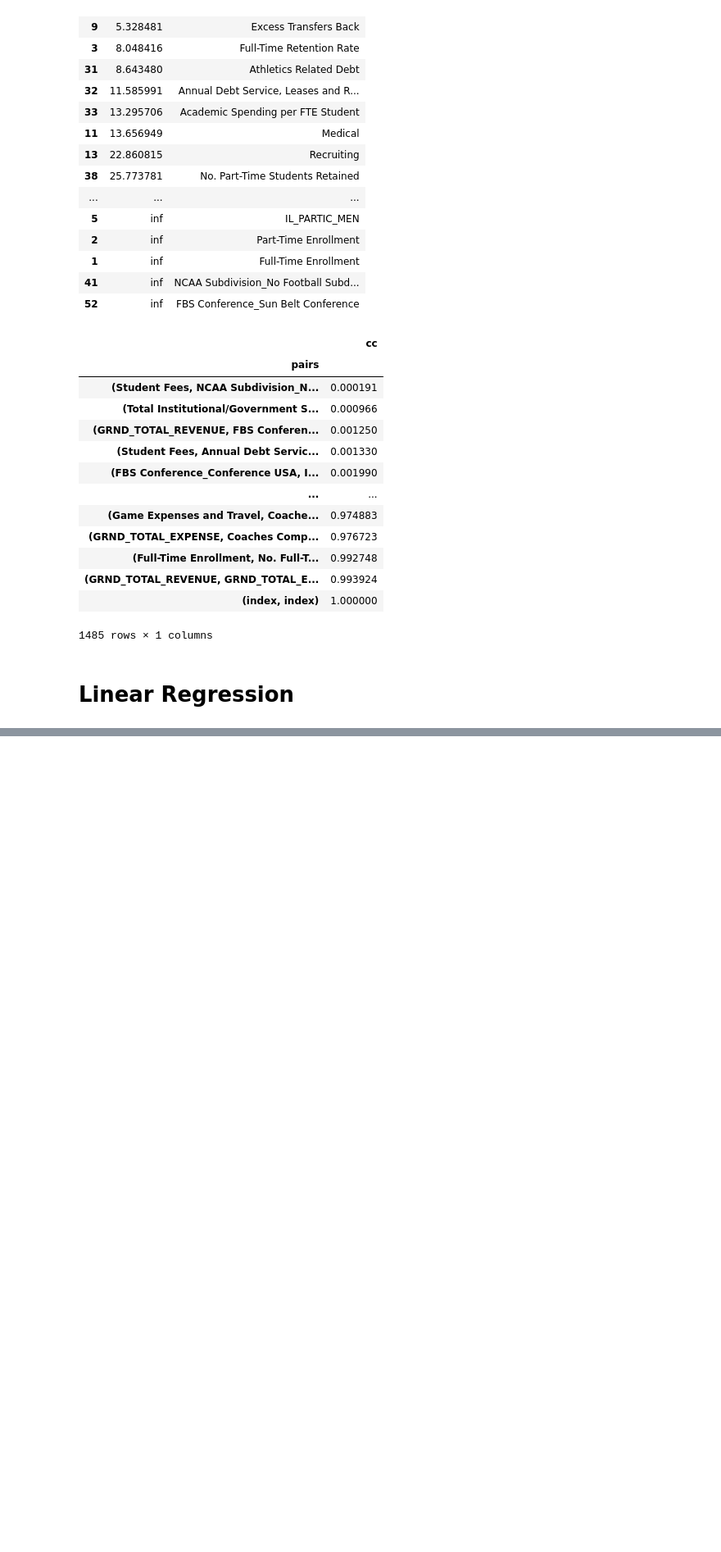
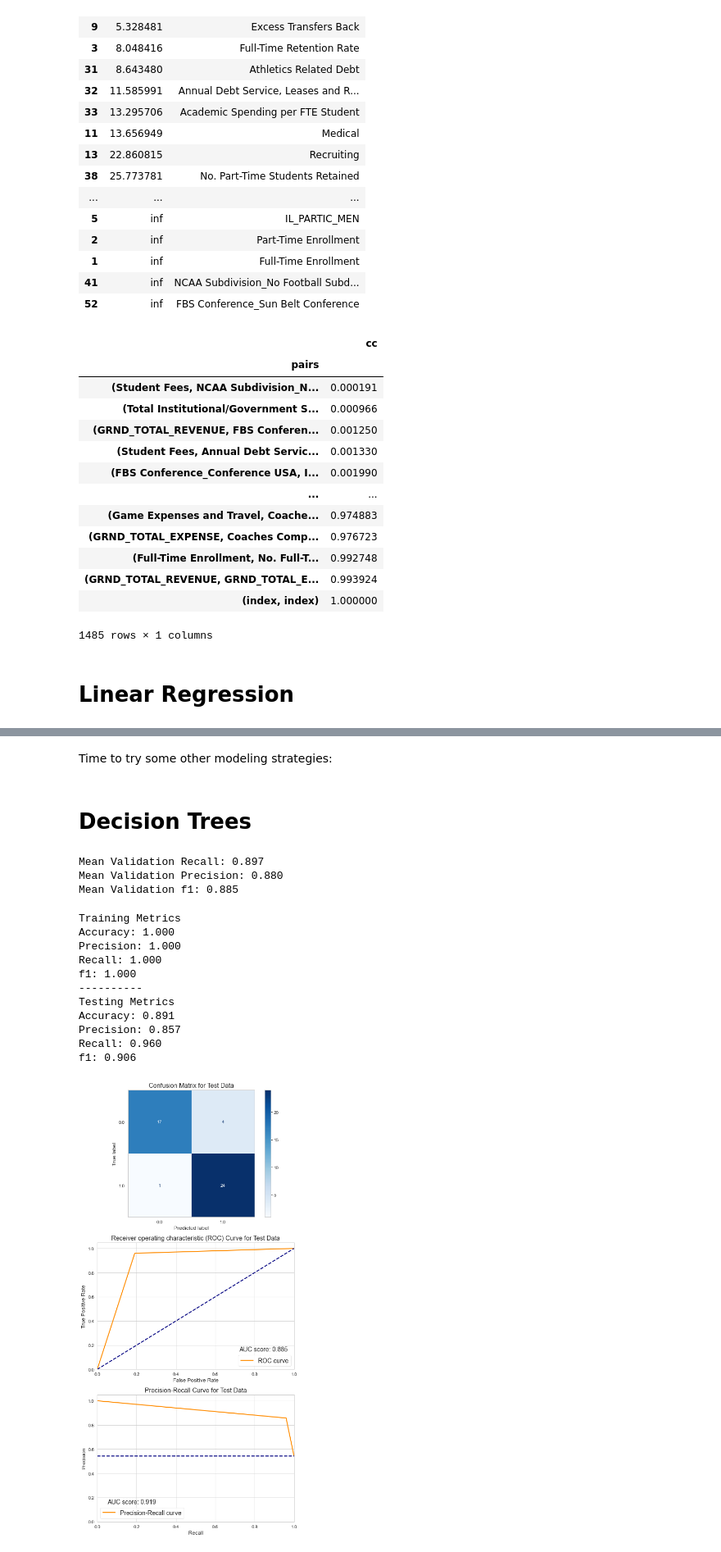
Before and after one commit to Shoemaker703/college_retention, a Jupyter notebook: EDA Notebook.ipynb, the cells around one changed output, grey strips where cells are left out. Shown at 82% size. Cells and saved outputs as stored; diff of their text form; code cells hidden in the pictures; blank space fills up the shorter version.

```diff
--- a/EDA Notebook.ipynb
+++ b/EDA Notebook.ipynb
@@ -1065,0 +1312,2 @@ df_stacked.sort_values(by = 'cc')
+# %% [markdown]
+Time to try some other modeling strategies:
@@ -1065,0 +1321,57 @@ df_stacked.sort_values(by = 'cc')
+# %%
+# numeric pipeline
+num_pipe = Pipeline([('min_max', MinMaxScaler())])
+# %%
+num_cols = ['IL_PARTIC_MEN', 'IL_PARTIC_WOMEN', 'GRND_TOTAL_EXPENSE',
+            'GRND_TOTAL_REVENUE', 'Excess Transfers Back', 'Other Expenses', 'Medical',
+            'Competition Guarantees (Expenses)', 'Recruiting', 'Game Expenses and Travel',
+            'Facilities and Equipment', 'Coaches Compensation', 'Support and Admin Compensation w/Severance',
+            'Athletic Student Aid', 'Other Revenue', 'Corporate Sponsorship, Advertising, Licensing',
+            'Donor Contributions', 'Competition Guarantees (Revenues)',
+            'NCAA/Conference Distributions, Media Rights, and Post-Season Football', 'Ticket Sales',
+            'Institutional/Government Support', 'Student Fees',
+            'Total Institutional/Government Support and Student Fees', 'Total_Academic_Spending',
+            'Total Football Spending', 'Total Football Coaching Salaries', 'Athletics Related Debt',
+            'Annual Debt Service, Leases and Rental Fees on Athletic Facilities',
+            'Total Student Athletes', 'Ratio of Athletic Spending vs. Academic Spending',
+            'No. Full-Time Students Retained', 'No. Part-Time Students Retained','Full-Time Enrollment',
+            'Full-Time Retention Rate', 'Part-Time Enrollment','Part-Time Retention Rate','Total Enrollment',
+            'Athletic Spending per Student Athlete', 'Academic Spending per FTE Student']
+# %%
+preprocessor = ColumnTransformer(transformers=[('numerical', num_pipe, num_cols)], remainder = 'passthrough')
+# %% [markdown]
+# Decision Trees
+# %%
+# decision tree pipeline
+dt_pipe = Pipeline([('preprocessor', preprocessor),
+                   ('dt', DecisionTreeClassifier())])
+
+# relevant scoring metrics
+scoring_metrics = ('recall', 'precision', 'f1')
+
+# cross validation
+dt_cv = cross_validate(dt_pipe, X_train_binned, y_train_binned, scoring=scoring_metrics)
+
+print(f"Mean Validation Recall: {np.mean(dt_cv['test_recall']):.3f}")
+print(f"Mean Validation Precision: {np.mean(dt_cv['test_precision']):.3f}")
+print(f"Mean Validation f1: {np.mean(dt_cv['test_f1']):.3f}")
+# %% [output]
+Mean Validation Recall: 0.897
+Mean Validation Precision: 0.880
+Mean Validation f1: 0.885
+# %%
+# Signs of overfitting, which is not surprising for a decision tree
+evaluate(dt_pipe, X_train_binned, y_train_binned, X_test_binned, y_test_binned)
+# %% [output]
+Training Metrics
+Accuracy: 1.000
+Precision: 1.000
+Recall: 1.000
+f1: 1.000
+----------
+Testing Metrics
+Accuracy: 0.891
+Precision: 0.857
+Recall: 0.960
+f1: 0.906
+[figure, added]
```
Also changed, not shown: parts of 54 cells of this notebook.
